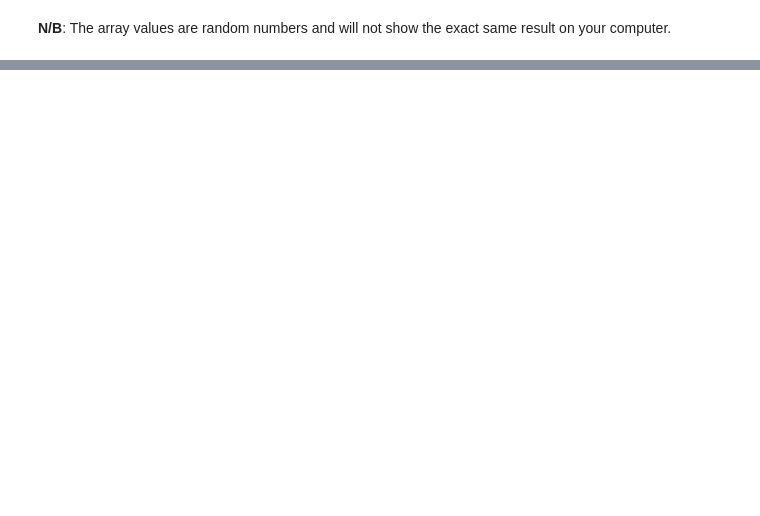
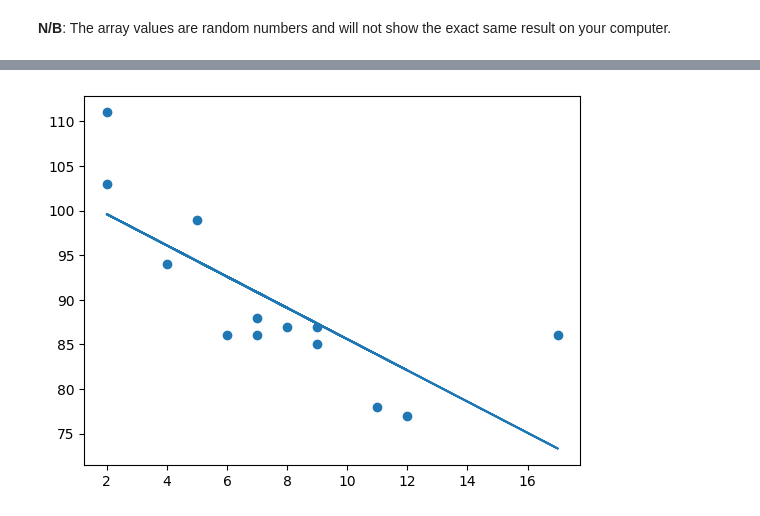
Before and after one commit to Sheega-ameenah/TechEdGuard, a Jupyter notebook: Machine_learning.ipynb, the cells around one changed output, grey strips where cells are left out. Saved outputs shown, nothing was run; the diff lists cells and outputs as text; code cells hidden in the pictures; blank space fills up the shorter version.

```diff
--- a/Machine_learning.ipynb
+++ b/Machine_learning.ipynb
@@ -255,0 +348,27 @@ plt.show()
+# %%
+# Import scipy and draw the line of Linear Regression:
+from scipy import stats
+# Execute a method that returns some important key values of Linear Regression:
+slope, intercept,r,p,std_err = stats.linregress(age_of_car,speed_of_car)
+
+''' Create a function that uses the slope and intercept values to return a new value.
+This new value represents where on the y-axis the corresponding x value will be placed:'''
+
+def myfunc(age_of_car):
+  return slope * age_of_car + intercept
+
+''' Run each value of the x array through the function.
+ This will result in a new array with new values for the y-axis: '''
+
+mymodel = list(map(myfunc, age_of_car))
+
+# Draw the original scatter plot:
+plt.scatter(age_of_car,speed_of_car)
+
+#  Draw the line of linear regression:
+plt.plot(age_of_car,mymodel)
+
+# Display the diagram:
+plt.show()
+# %% [output]
+[figure, added]
```
Also changed, not shown: parts of 19 cells of this notebook.
